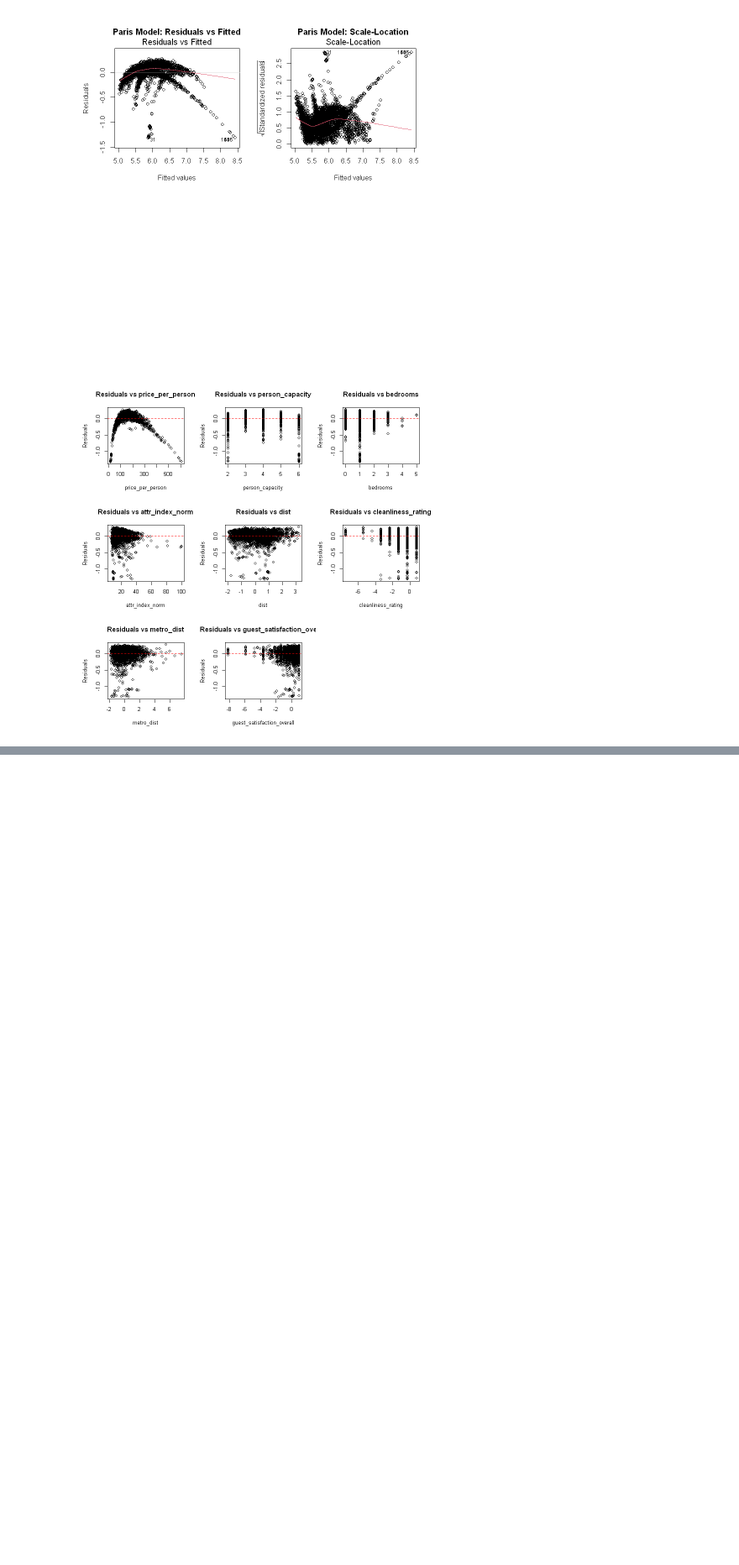
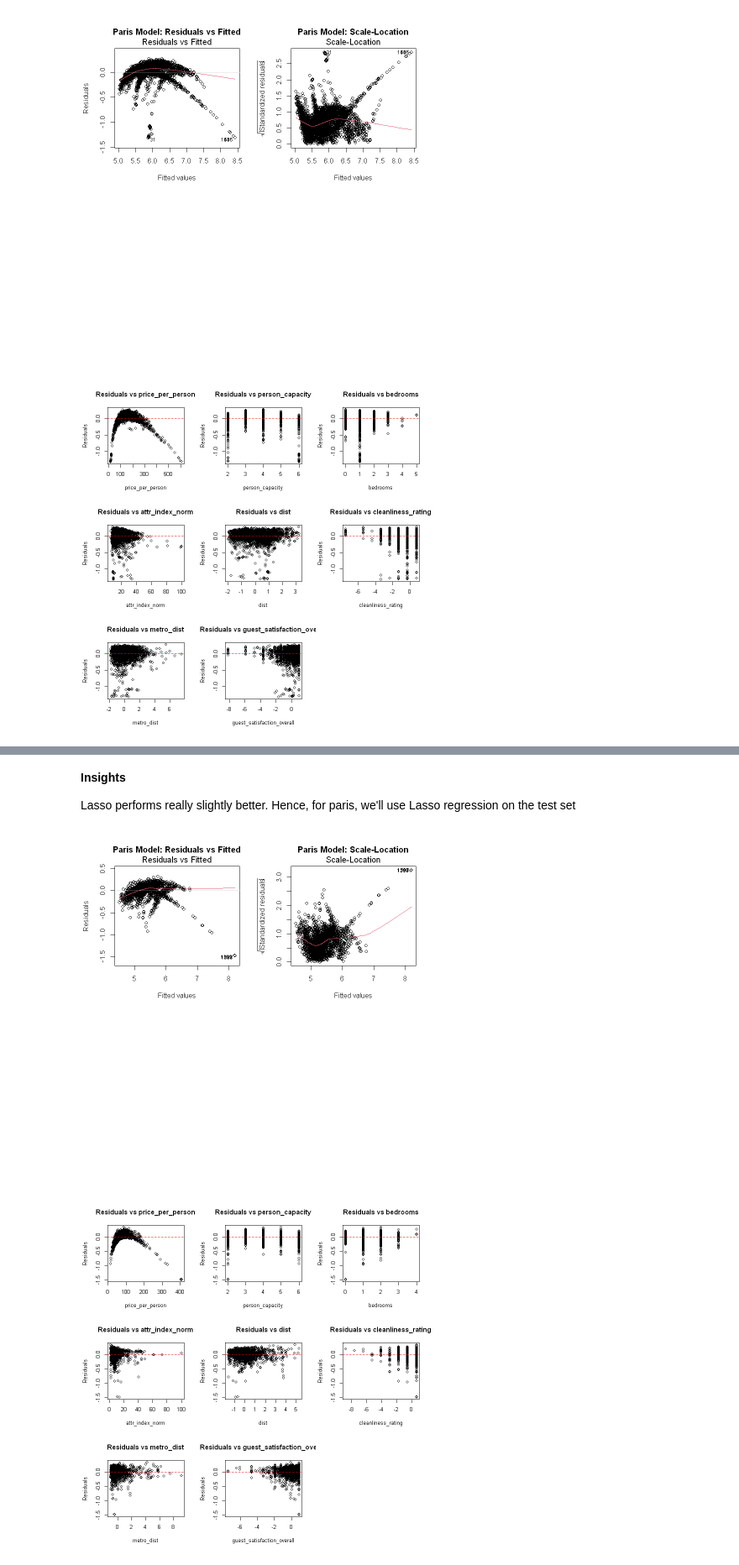
Before and after one commit to Winston8885/STAT-301, a Jupyter notebook: project.ipynb, the cells around one changed output, grey strips where cells are left out. Shown at 84% size. Cells and saved outputs as stored; diff of their text form; code cells hidden in the pictures; blank space fills up the shorter version.

```diff
--- a/project.ipynb
+++ b/project.ipynb
@@ -1086,0 +1129,41 @@ A tibble: 9 × 7
+# %% [markdown]
+**Insights**
+
+Lasso performs really slightly better. Hence, for paris, we'll use Lasso regression on the test set
+# %%
+# find source of problems in Vienna model
+
+# Create diagnostic plots for Vienna model
+par(mfrow = c(2,2))
+
+# 1. Residuals vs Fitted (Linearity check)
+plot(fit_vienna_0, which = 1, main = "Paris Model: Residuals vs Fitted")
+
+# 2. Scale-Location plot (Homoscedasticity check)
+plot(fit_vienna_0, which = 3, main = "Paris Model: Scale-Location")
+
+# 3. Additional diagnostic plots
+# Create data frame with fitted values and residuals
+vienna_diagnostics <- data.frame(
+  fitted = fitted(fit_vienna_0),
+  residuals = resid(fit_vienna_0),
+  std_residuals = rstandard(fit_vienna_0)
+)
+
+# Scatter plots for each predictor vs residuals
+predictors <- c("price_per_person", "person_capacity", "bedrooms", "attr_index_norm",
+                "dist", "cleanliness_rating", "metro_dist", "guest_satisfaction_overall")
+
+par(mfrow = c(3,3))
+for(pred in predictors) {
+  plot(vienna_train[[pred]], vienna_diagnostics$residuals,
+       xlab = pred, ylab = "Residuals",
+       main = paste("Residuals vs", pred))
+  abline(h = 0, col = "red", lty = 2)
+}
+
+# Reset plotting parameters
+par(mfrow = c(1,1))
+# %% [output]
+[figure, added]
+[figure, added]
```
Also changed, not shown: parts of 48 cells of this notebook.
